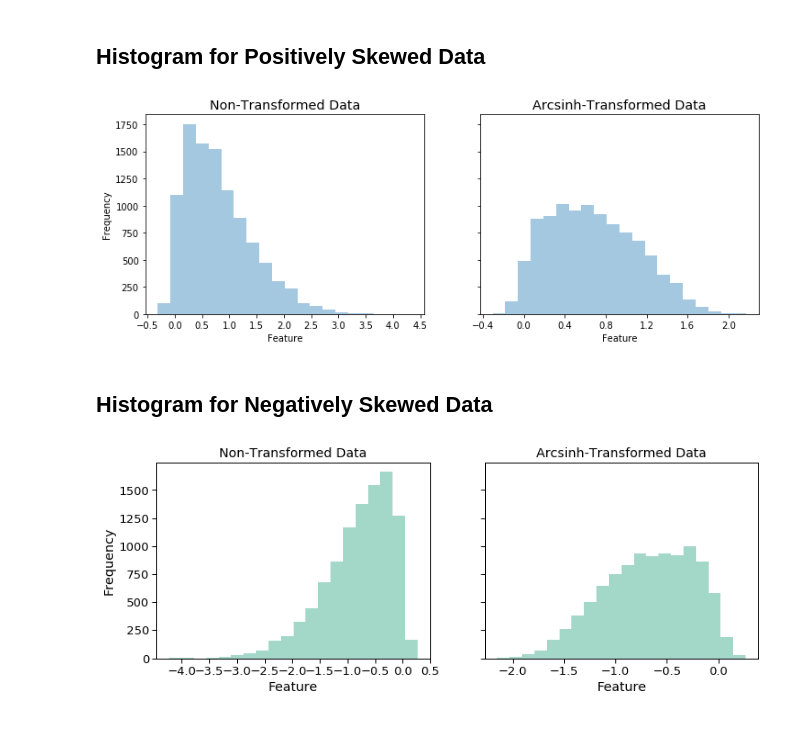
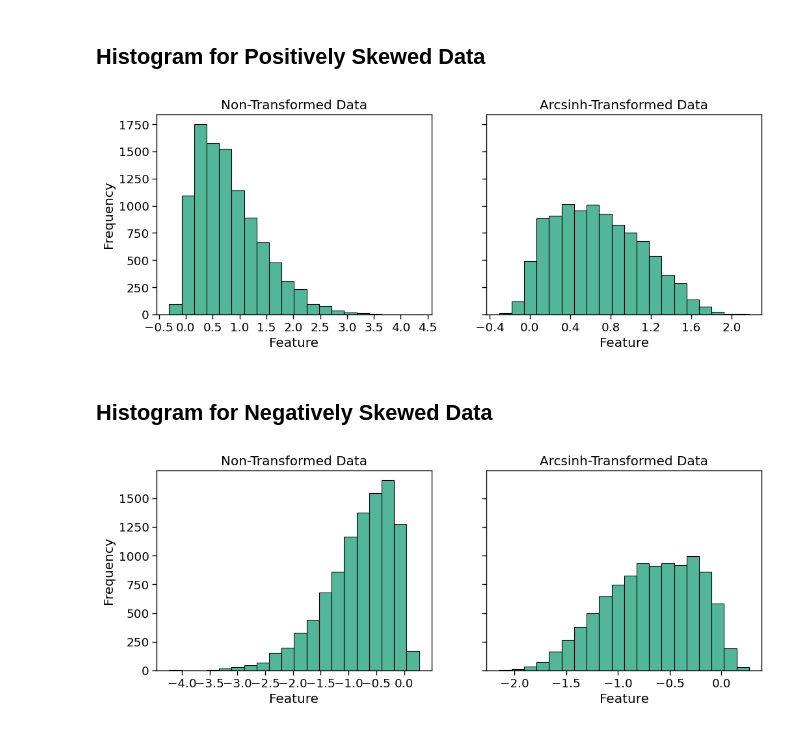
Before and after one commit to rohitfarmer/data-science-notes, a Jupyter notebook: notebooks/data-transformation.ipynb, the cells around one changed output. Saved outputs shown, nothing was run; the diff lists cells and outputs as text; code cells hidden in the pictures.

```diff
--- a/notebooks/data-transformation.ipynb
+++ b/notebooks/data-transformation.ipynb
@@ -138,20 +142,20 @@ Skewness for the negatively skewed data after transformation :  -0.34
 # %%
 fig, axs = plt.subplots(ncols=2, sharey = "all")
 fig.set_size_inches(12,4)
 sns.set_context(context = "paper", font_scale = 1.5)
 sns.set_palette('Dark2')
-h1 = sns.distplot(data_pos, bins = 20, ax=axs[0], kde = False)
+h1 = sns.histplot(data_pos, bins = 20, ax=axs[0], kde = False)
 h1.set_title("Non-Transformed Data")
 h1.set_xlabel("Feature")
 h1.xaxis.set_major_locator(ticker.MultipleLocator(0.5))
 h1.set_ylabel("Frequency")
-h2 = sns.distplot(arcsinh_data_pos, bins = 20, ax=axs[1], kde = False)
+h2 = sns.histplot(arcsinh_data_pos, bins = 20, ax=axs[1], kde = False)
 h2.set_title("Arcsinh-Transformed Data")
 h2.xaxis.set_major_locator(ticker.MultipleLocator(0.4))
 h2.set_xlabel("Feature")
-plt.savefig("../images/data-transformation/arc-transformation-pos.png", dpi=300, bbox_inches = 'tight')
+#plt.savefig("../images/data-transformation/arc-transformation-pos.png", dpi=300, bbox_inches = 'tight')
 # %% [output]
-[figure, old version]
+[figure, new version]
 # %% [markdown]
 ## Histogram for Negatively Skewed Data
 # %%
@@ -159,14 +163,14 @@ fig, axs = plt.subplots(ncols=2, sharey = "all")
 fig.set_size_inches(12,4)
 sns.set_context(context = "paper", font_scale = 1.5)
 sns.set_palette('Dark2')
-h1 = sns.distplot(data_neg, bins = 20, ax=axs[0], kde = False)
+h1 = sns.histplot(data_neg, bins = 20, ax=axs[0], kde = False)
 h1.set_title("Non-Transformed Data")
 h1.set_xlabel("Feature")
 h1.xaxis.set_major_locator(ticker.MultipleLocator(0.5))
 h1.set_ylabel("Frequency")
-h2 = sns.distplot(arcsinh_data_neg, bins = 20, ax=axs[1], kde = False)
+h2 = sns.histplot(arcsinh_data_neg, bins = 20, ax=axs[1], kde = False)
 h2.set_title("Arcsinh-Transformed Data")
 h2.set_xlabel("Feature")
-plt.savefig("../images/data-transformation/arc-transformation-neg.png", dpi=300, bbox_inches = 'tight')
+#plt.savefig("../images/data-transformation/arc-transformation-neg.png", dpi=300, bbox_inches = 'tight')
 # %% [output]
-[figure, old version]
+[figure, new version]
```
Also changed, not shown: parts of 9 cells of this notebook, 6 other files.
